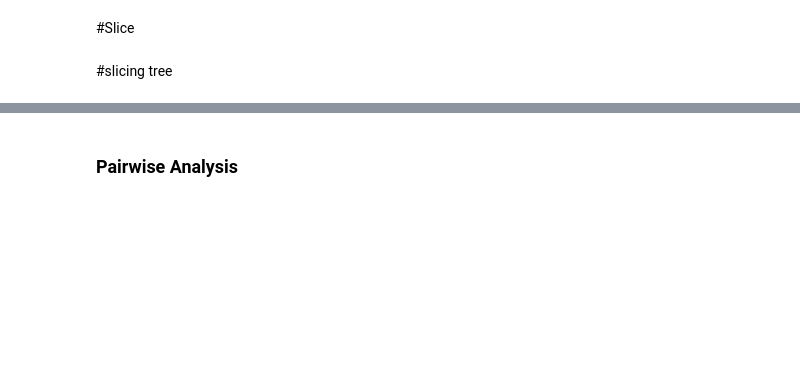
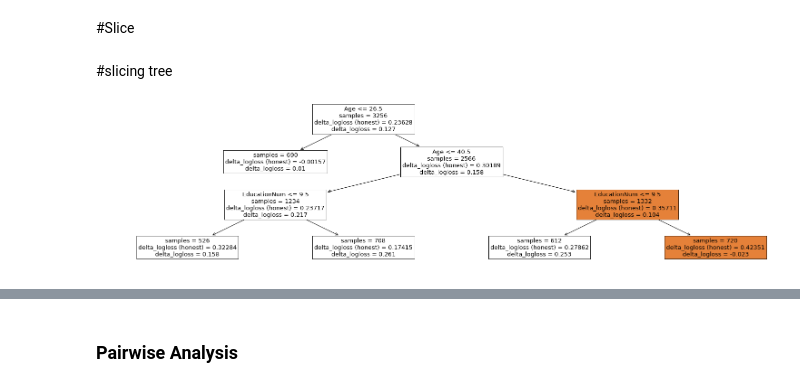
Before and after one commit to namik42/auc_attribution, a Jupyter notebook: Slicing_AUC_Attribution.ipynb, the cells around one changed output, grey strips where cells are left out. Drawn from its saved outputs; the diff is of its cells as text; code cells hidden in the pictures; blank space fills up the shorter version.

```diff
--- a/Slicing_AUC_Attribution.ipynb
+++ b/Slicing_AUC_Attribution.ipynb
@@ -354,15 +384,13 @@ def calculate_auc_attribution(positive_scores, negative_scores):
 
   total_pairs = len(positive_scores) * len(negative_scores) * 2  # DIVIDE BY 2.
 
-  # Do a 1- fraction for negative attributions.
   adjusted_neg_attrs = []
   for neg_attr in neg_attrs:
     adjusted_neg_attrs.append(len(positive_scores) - neg_attr)
   return np.array(pos_attrs) / total_pairs, np.array(adjusted_neg_attrs) / total_pairs
-  #return np.array(pos_attrs), np.array(adjusted_neg_attrs)
 
 def add_auc_attributions_to_df(df, suffix):
-  """Adds auc attributions for each example as a new column named auc_attr."""
+  """Adds auc attributions for each example as a new column named auc_attr_*."""
   print('AUC score for the given Dataframe: %f.' % roc_auc_score(
       df[label_column], df['probabilities' + suffix]))
   negative_cases = df[df[label_column] == 0]
@@ -432 +462,13 @@ print(np.mean(test_features.logloss_simple))
 0.39155512831437234
+# %%
+# @title Gini attribution
+def gini_attribution(df, suffix):
+  assert 'probabilities' + suffix in df, "probabilities not in the df."
+  df['gini' + suffix] = (
+      (1 - df[label_column]) * df['probabilities' + suffix] +
+      df[label_column] * (1 - df['probabilities' + suffix]))
+  return df
+
+test_features = gini_attribution(test_features, '_logistic')
+test_features = gini_attribution(test_features, '_forest')
+test_features = gini_attribution(test_features, '_simple')
@@ -438,7 +519,7 @@ print(np.mean(test_features.logloss_simple))
 #@title Build Tree function
 def build_tree(df: pd.DataFrame, target_column: str, input_columns,
                min_samples_leaf=5000, max_depth=3):
-  """Builds a surprise tree.
+  """Builds a slicing tree.
 
   Returns:
     A tuple of the tree itself and the feature names.
@@ -455,7 +536,6 @@ def build_tree(df: pd.DataFrame, target_column: str, input_columns,
   ct = ColumnTransformer(transformers=transformers)
   treg = tree.DecisionTreeRegressor(min_samples_leaf=min_samples_leaf, max_depth=max_depth,
                                     random_state=1234)
-  #treg = LinearRegression()
   treg.fit(ct.fit_transform(df[input_columns]), df[target_column])
   if len(cat_cols) > 0:
     feature_names = ct.transformers_[0][1].get_feature_names(cat_cols).tolist()
@@ -713,9 +793,10 @@ def plot_tree_override(decision_tree, *, max_depth=None, feature_names=None,
   exporter.metric_name = metric_name_override
   return exporter.export(decision_tree, ax=ax)
 # %%
-test_features['delta_auc'] = (test_features['auc_attr_forest'] - test_features['auc_attr_simple'])*test_features.shape[0]
+test_features['delta_auc'] = (test_features['auc_attr_forest'] - test_features['auc_attr_simple']) * test_features.shape[0]
 test_features['delta_logloss'] = (test_features['logloss_forest'] - test_features['logloss_simple'])
 
-test_features['delta_auc'] = (test_features['auc_attr_forest'] - test_features['auc_attr_logistic'])*test_features.shape[0]
+test_features['delta_auc'] = (test_features['auc_attr_forest'] - test_features['auc_attr_logistic']) * test_features.shape[0]
 test_features['delta_logloss'] = (test_features['logloss_forest'] - test_features['logloss_logistic'])
+test_features['normalized_auc_attribution'] = test_features['auc_frac_attr_forest']
 # %%
@@ -768,0 +833,14 @@ graph_out = plot_tree_override(tt, filled=True, fontsize=12,
+# %%
+slicing_metric = 'delta_logloss' #@param ["delta_logloss", "delta_auc", "logloss", "auc_attr", "auc_surprise", "correlation", "mse", "precision", "recall", "normalized_auc_attribution"]
+base_metric = '' #@param {type: "string"}
+max_depth = 3 #@param
+min_samples_leaf = 500 #@param
+decision_tree_dims =  ['CapitalGain', 'Age', 'EducationNum']  #@param
+
+honest_reporting = True # @param {type: "boolean"}
+
+build_and_plot_slicing_tree(test_features, slicing_metric, decision_tree_dims,
+                            base_metric, max_depth, min_samples_leaf,
+                            honest_reporting)
+# %% [output]
+[figure, added]
```
Also changed, not shown: parts of 31 cells of this notebook.
